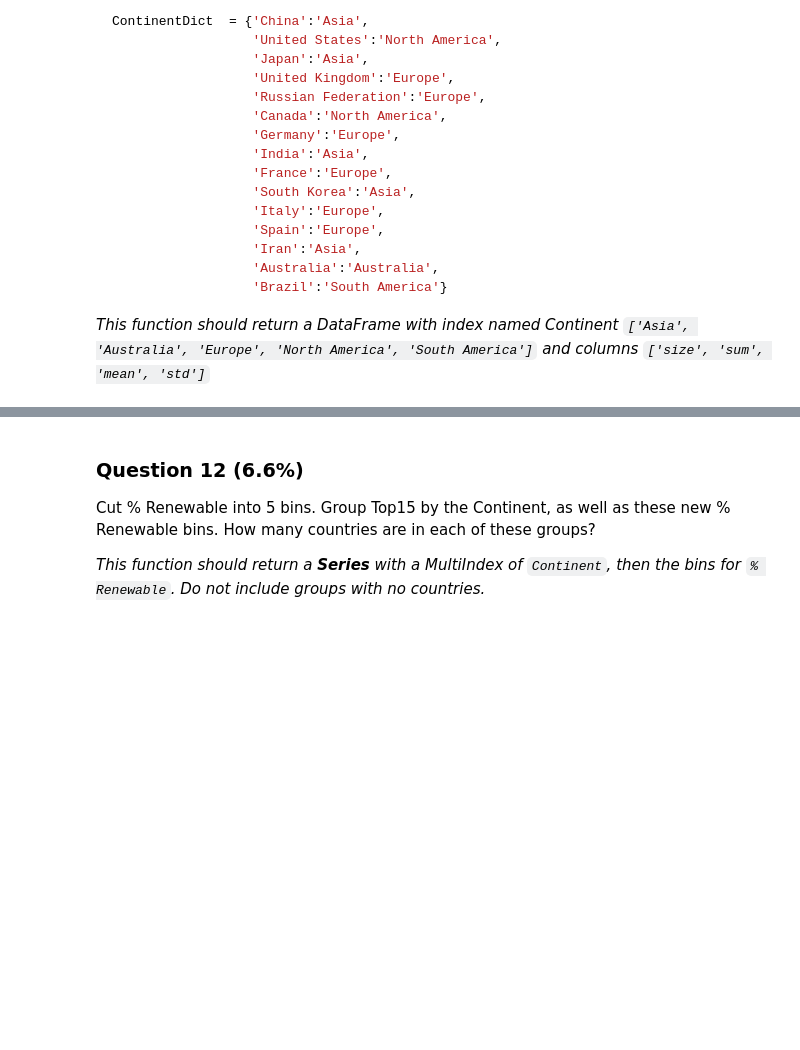
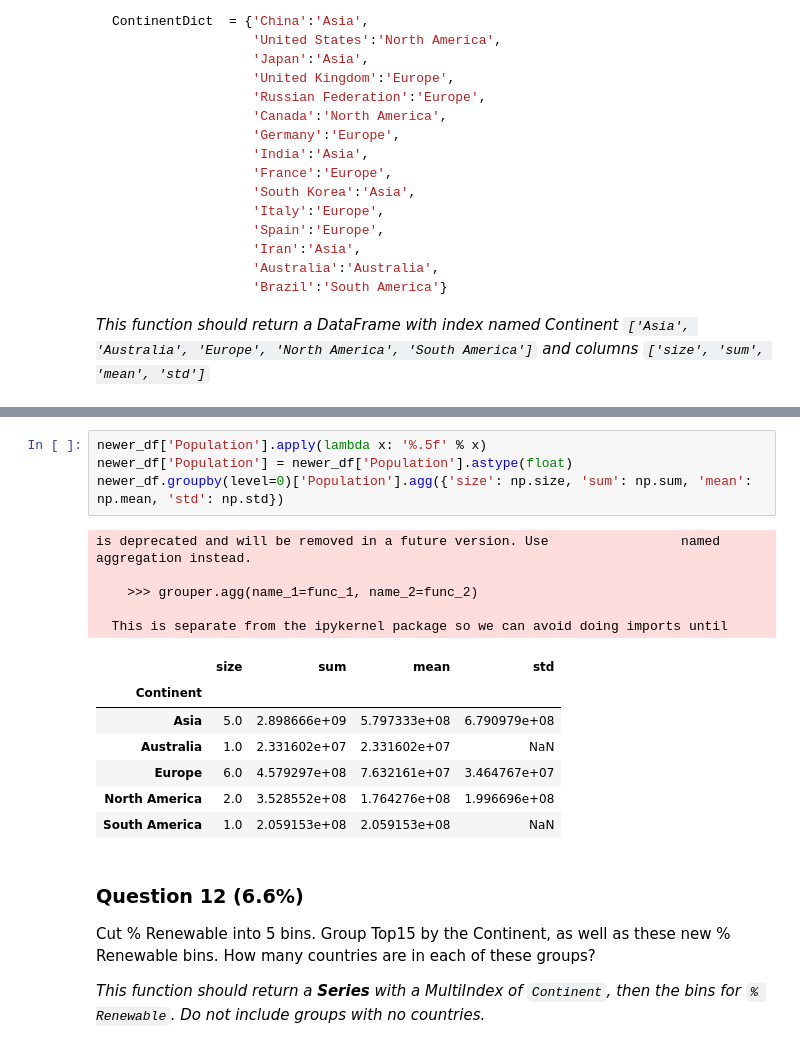
Before and after one commit to dmsmiley/100-pandas-puzzles, a Jupyter notebook: Assignment_3.ipynb, the cells around one changed output, grey strips where cells are left out. Drawn from its saved outputs; the diff is of its cells as text; blank space fills up the shorter version.

```diff
--- a/Assignment_3.ipynb
+++ b/Assignment_3.ipynb
@@ -370,3 +420,20 @@ def answer_eleven():
+# %%
+newer_df['Population'].apply(lambda x: '%.5f' % x)
+newer_df['Population'] = newer_df['Population'].astype(float)
+newer_df.groupby(level=0)['Population'].agg({'size': np.size, 'sum': np.sum, 'mean': np.mean, 'std': np.std})
+# %% [output]
+is deprecated and will be removed in a future version. Use                 named aggregation instead.
+
+    >>> grouper.agg(name_1=func_1, name_2=func_2)
+
+  This is separate from the ipykernel package so we can avoid doing imports until
+|  | size | sum | mean | std |
+| Continent |  |  |  |  |
+| Asia | 5.0 | 2.898666e+09 | 5.797333e+08 | 6.790979e+08 |
+| Australia | 1.0 | 2.331602e+07 | 2.331602e+07 | NaN |
+| Europe | 6.0 | 4.579297e+08 | 7.632161e+07 | 3.464767e+07 |
+| North America | 2.0 | 3.528552e+08 | 1.764276e+08 | 1.996696e+08 |
+| South America | 1.0 | 2.059153e+08 | 2.059153e+08 | NaN |
 # %% [markdown]
 ### Question 12 (6.6%)
 Cut % Renewable into 5 bins. Group Top15 by the Continent, as well as these new % Renewable bins. How many countries are in each of these groups?
```
Also changed, not shown: parts of 26 cells of this notebook.
